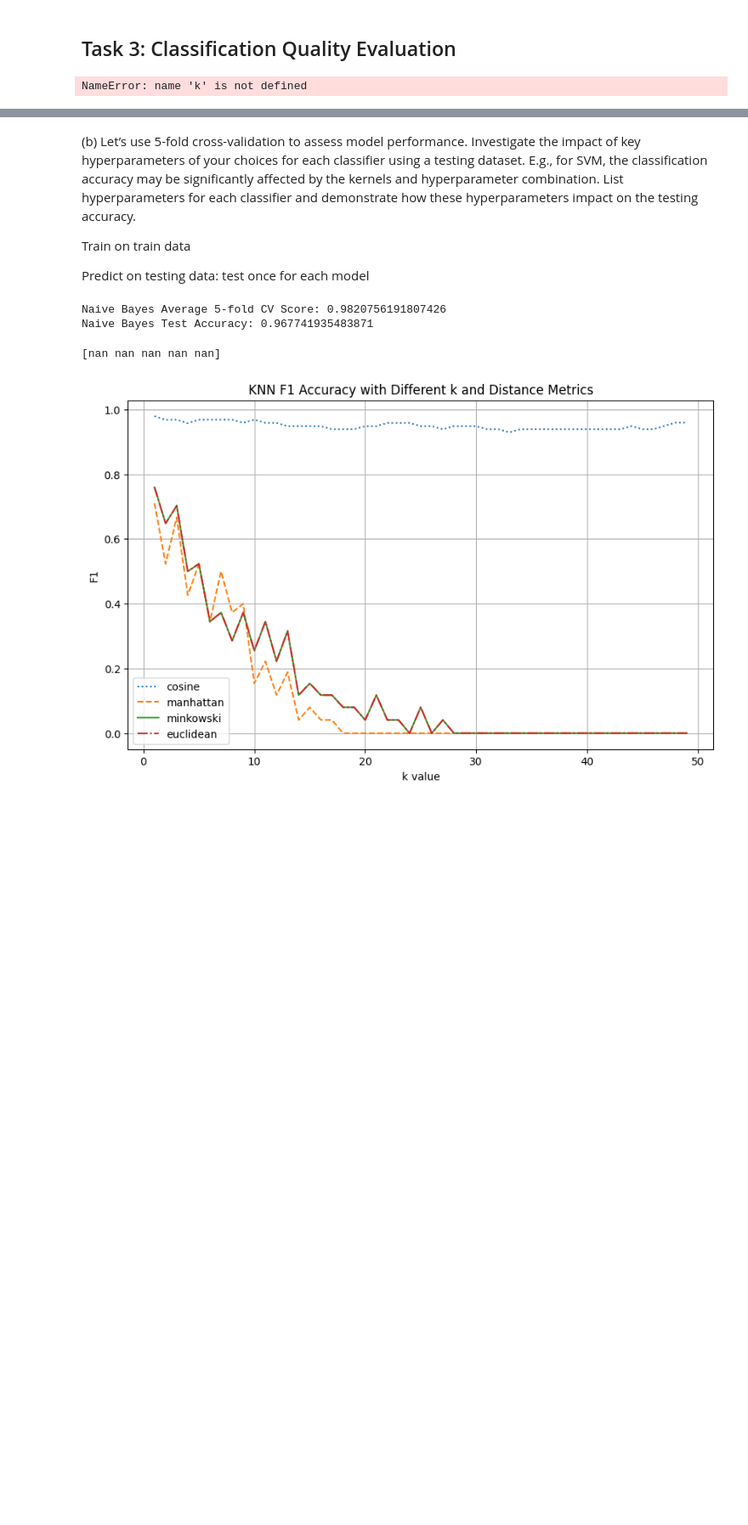
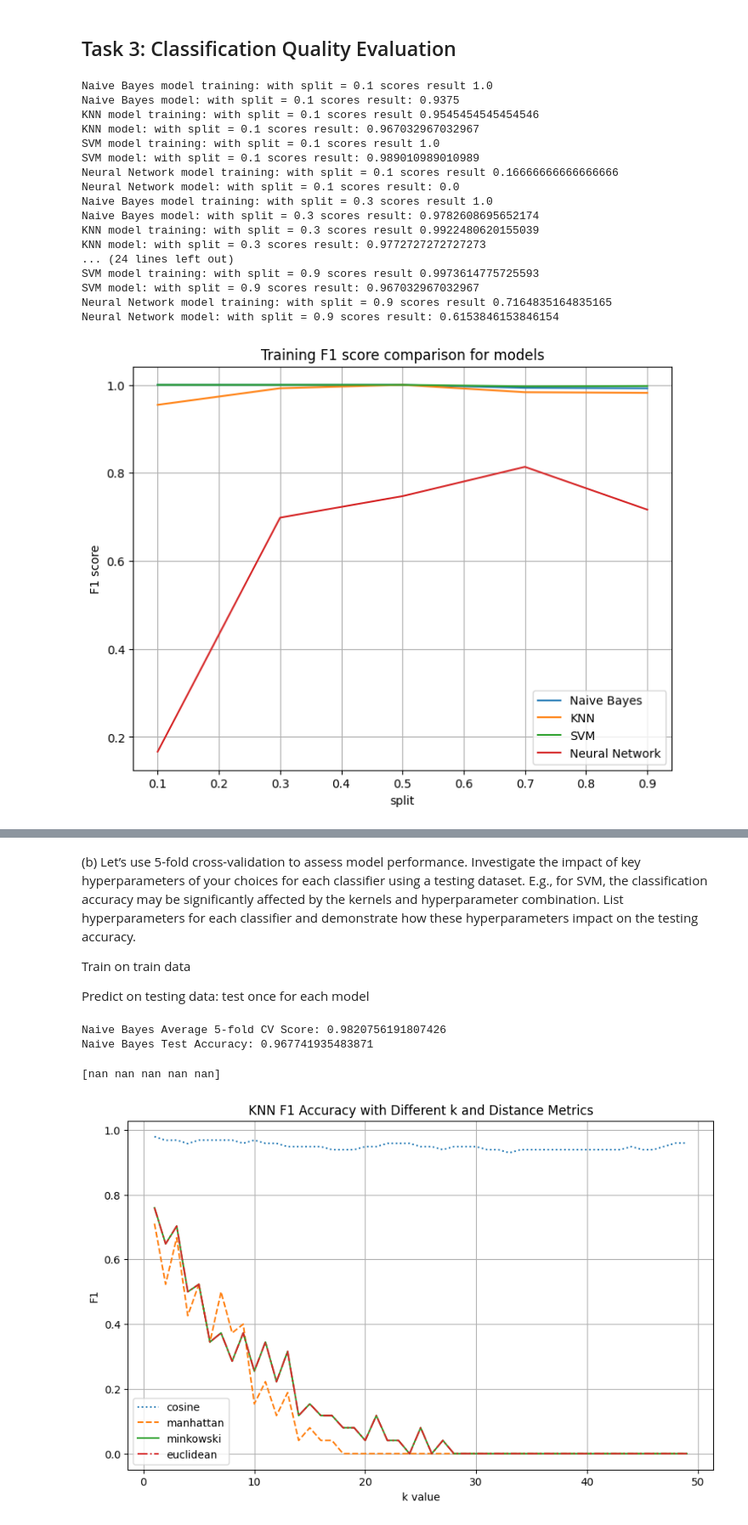
Before and after one commit to jeffcct/Tutorial-5, a Jupyter notebook: Assignment/A3_Code_Group_T06-4.ipynb, the cells around one changed output, grey strips where cells are left out. Shown at 85% size. Cells and saved outputs as stored; diff of their text form; code cells hidden in the pictures; blank space fills up the shorter version.

```diff
--- a/Assignment/A3_Code_Group_T06-4.ipynb
+++ b/Assignment/A3_Code_Group_T06-4.ipynb
@@ -536,33 +534,58 @@ data_test_csv = pd.read_csv("test.csv")
 X_test_all = data_test_csv["Text"]
 y_test_all = data_test_csv["Category"]
 # %%
-# removes the annoying deprecation warnings that are being a pain to read lol
-
-
 splits = [0.1, 0.3, 0.5, 0.7, 0.9]
 
-svm = SVC(kernel="linear", C=1)
-knn = KNeighborsClassifier(n_neighbors=k, metric="cosine")
+nb_3a = MultinomialNB()
+knn_3a = KNeighborsClassifier(n_neighbors=20, metric="cosine")
+svm_3a = SVC(kernel="linear", C=1)
+mlp_3a = model = MLPClassifier(hidden_layer_sizes=(20,),
+                        activation='relu',
+                        solver='sgd',
+                        learning_rate_init=0.01,
+                        max_iter=1,
+                        warm_start=True,
+                        random_state=42)
 
-models = {"Naive Bayes": NBmodel, "KNN": knn, "SVM": svm, "Neural Network": mlp}
+models = {"Naive Bayes": nb_3a, "KNN": knn_3a, "SVM": svm_3a, "Neural Network": mlp_3a}
 
-all_data = X_train_count
-all_labels = y_train
 
 results_train = {}
 results_test = {}
+for split in splits:
+    for name, model in models.items():
 
-for name in models.keys():
-    for split in splits:
-        X_train, X_verify, y_t, y_verify = train_test_split(all_data, all_labels, test_size= 1-split,random_state=42)
+        X_train, _, y_train, _ = train_test_split(X_all, y_all, test_size= 1-split, random_state=42)
 
-        models[name].fit(X_train, y_t)
+        # Vectorise
+        vectorizer_3a = TfidfVectorizer()
+        # fit training set to vectoriser
+        X_train_tfidf = vectorizer_3a.fit_transform(X_train)
+        # transform testing set to vectoriser
+        X_test_tfidf = vectorizer_3a.transform(X_test_all)
 
-        y_pred_train = models[name].predict(X_train)
-        y_pred_verify = models[name].predict(all_data)
+        if name == "Neural Network":
+            count_vectorizer_3a = CountVectorizer()
+              # fit training set to vectoriser
+            X_train_tfidf = count_vectorizer_3a.fit_transform(X_train)
+            # transform testing set to vectoriser
+            X_test_tfidf = count_vectorizer_3a.transform(X_test_all)
+            model = MLPClassifier(hidden_layer_sizes=(20,),
+                        activation='relu',
+                        solver='sgd',
+                        learning_rate_init=0.01,
+                        max_iter=1,
+                        warm_start=True,
+                        random_state=42)
+            model.fit(X_train_tfidf, y_train)
+        else:
+            model.fit(X_train_tfidf, y_train)
 
-        measure_train = f1_score(y_t, y_pred_train, pos_label = 'tech')
-        measure_test = f1_score(y_train, y_pred_verify, pos_label = 'tech')
+        y_pred_train = model.predict(X_train_tfidf)
+        measure_train = f1_score(y_train, y_pred_train, pos_label = 'tech')
+
+        y_pred_test = model.predict(X_test_tfidf)
+        measure_test = f1_score(y_test_all, y_pred_test, pos_label = 'tech')
 
         results_train[name] = results_train.get(name, [[],[]])
         results_train[name][0].append(split); results_train[name][1].append(measure_train)
@@ -571,31 +594,48 @@ for name in models.keys():
         results_test[name] = results_test.get(name, [[],[]])
         results_test[name][0].append(split); results_test[name][1].append(measure_test)
         print(f'{name} model: with split = {split} scores result: {measure_test}')
 
 
 
 
 fig = plt.figure()
 ax = fig.add_axes((0,0,1,1))
 for name in models.keys():
     ax.plot(results_train[name][0], results_train[name][1], label = name)
 ax.set_xlabel("split")
 ax.set_ylabel("F1 score")
 ax.set_title("Training F1 score comparison for models")
 plt.legend()
 plt.grid()
 plt.show()
 
 
 fig = plt.figure()
 ax = fig.add_axes((0,0,1,1))
 for name in models.keys():
     ax.plot(results_test[name][0], results_test[name][1], label = name)
 ax.set_xlabel("split")
 ax.set_ylabel("F1 score")
 ax.set_title("Testing F1 score comparison for models")
 plt.legend()
 plt.grid()
 plt.show()
 # %% [output]
-NameError: name 'k' is not defined
+Naive Bayes model training: with split = 0.1 scores result 1.0
+Naive Bayes model: with split = 0.1 scores result: 0.9375
+KNN model training: with split = 0.1 scores result 0.9545454545454546
+KNN model: with split = 0.1 scores result: 0.967032967032967
+SVM model training: with split = 0.1 scores result 1.0
+SVM model: with split = 0.1 scores result: 0.989010989010989
+Neural Network model training: with split = 0.1 scores result 0.16666666666666666
+Neural Network model: with split = 0.1 scores result: 0.0
+Naive Bayes model training: with split = 0.3 scores result 1.0
+Naive Bayes model: with split = 0.3 scores result: 0.9782608695652174
+KNN model training: with split = 0.3 scores result 0.9922480620155039
+KNN model: with split = 0.3 scores result: 0.9772727272727273
+... (24 lines left out)
+SVM model training: with split = 0.9 scores result 0.9973614775725593
+SVM model: with split = 0.9 scores result: 0.967032967032967
+Neural Network model training: with split = 0.9 scores result 0.7164835164835165
+Neural Network model: with split = 0.9 scores result: 0.6153846153846154
+[figure, added]
```
Also changed, not shown: parts of 4 cells of this notebook.
